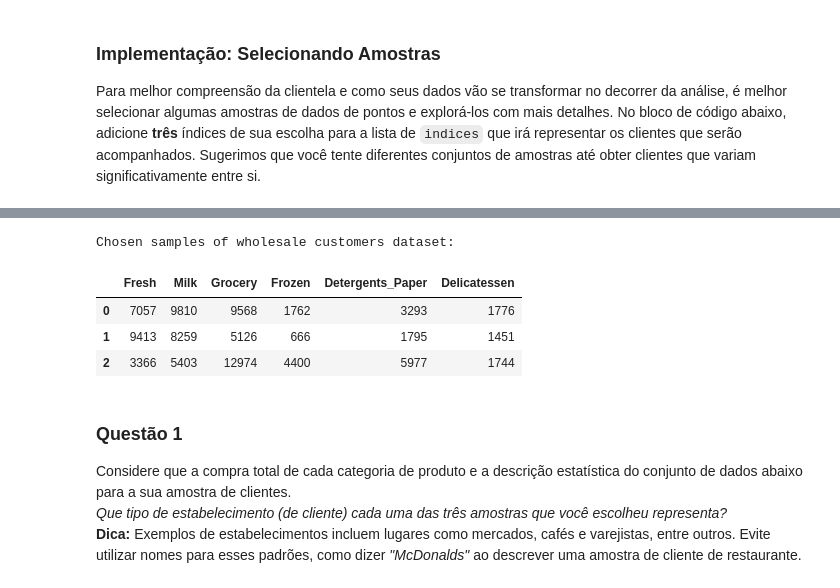
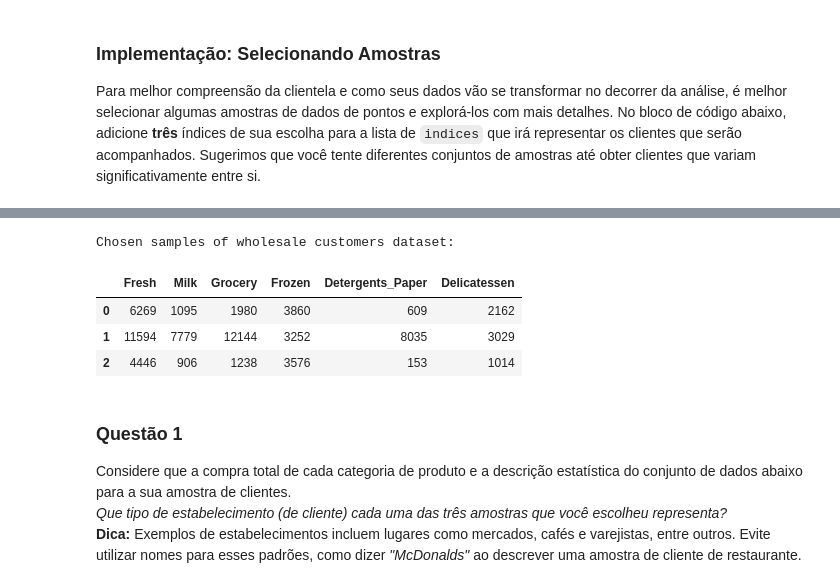
Before and after one commit to kevinszczpanski/Machine-Learning-NanoDegree, a Jupyter notebook: customer_segments/customer_segments_PT.ipynb, the cells around one changed output, grey strips where cells are left out. Cells and saved outputs as stored; diff of their text form; code cells hidden in the pictures.

```diff
--- a/customer_segments/customer_segments_PT.ipynb
+++ b/customer_segments/customer_segments_PT.ipynb
@@ -69,17 +81,17 @@ Para melhor compreensão da clientela e como seus dados vão se transformar no d
 # %%
 # TODO: Selecione três índices de sua escolha que você gostaria de obter como amostra do conjunto de dados
-indices = [1,5,10]
+indices = [50,100,400]
 
 # Crie um DataFrame das amostras escolhidas
 samples = pd.DataFrame(data.loc[indices], columns = data.keys()).reset_index(drop = True)
 print "Chosen samples of wholesale customers dataset:"
 display(samples)
 # %% [output]
 Chosen samples of wholesale customers dataset:
 |  | Fresh | Milk | Grocery | Frozen | Detergents_Paper | Delicatessen |
-| 0 | 7057 | 9810 | 9568 | 1762 | 3293 | 1776 |
-| 1 | 9413 | 8259 | 5126 | 666 | 1795 | 1451 |
-| 2 | 3366 | 5403 | 12974 | 4400 | 5977 | 1744 |
+| 0 | 6269 | 1095 | 1980 | 3860 | 609 | 2162 |
+| 1 | 11594 | 7779 | 12144 | 3252 | 8035 | 3029 |
+| 2 | 4446 | 906 | 1238 | 3576 | 153 | 1014 |
 # %% [markdown]
 ### Questão 1
 Considere que a compra total de cada categoria de produto e a descrição estatística do conjunto de dados abaixo para a sua amostra de clientes.
```
Also changed, not shown: parts of 4 cells of this notebook.
